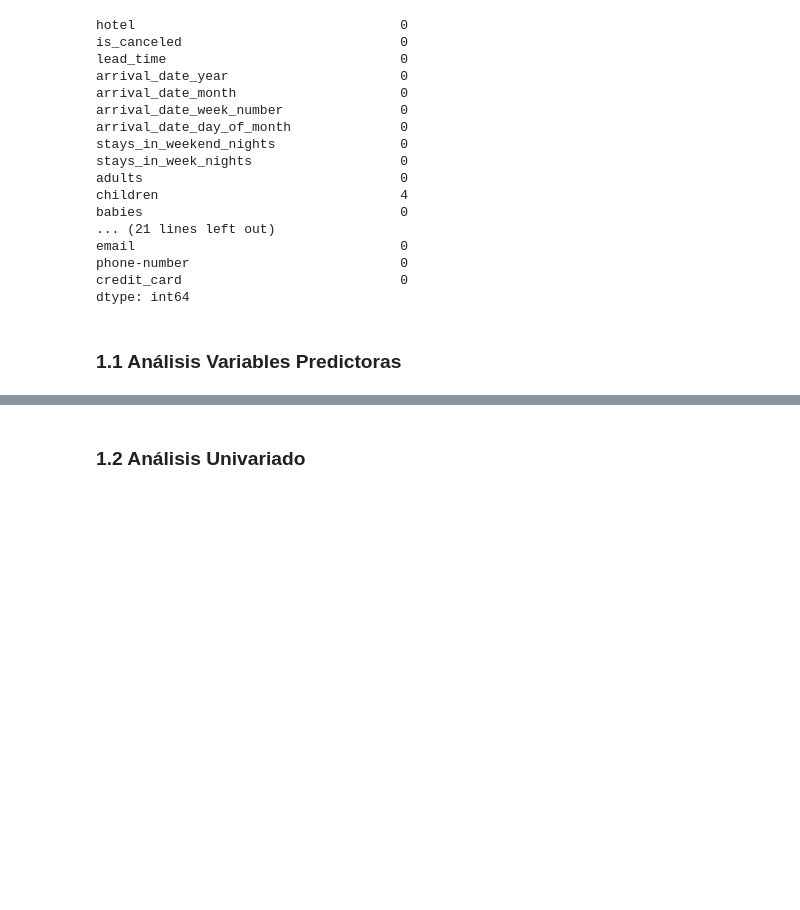
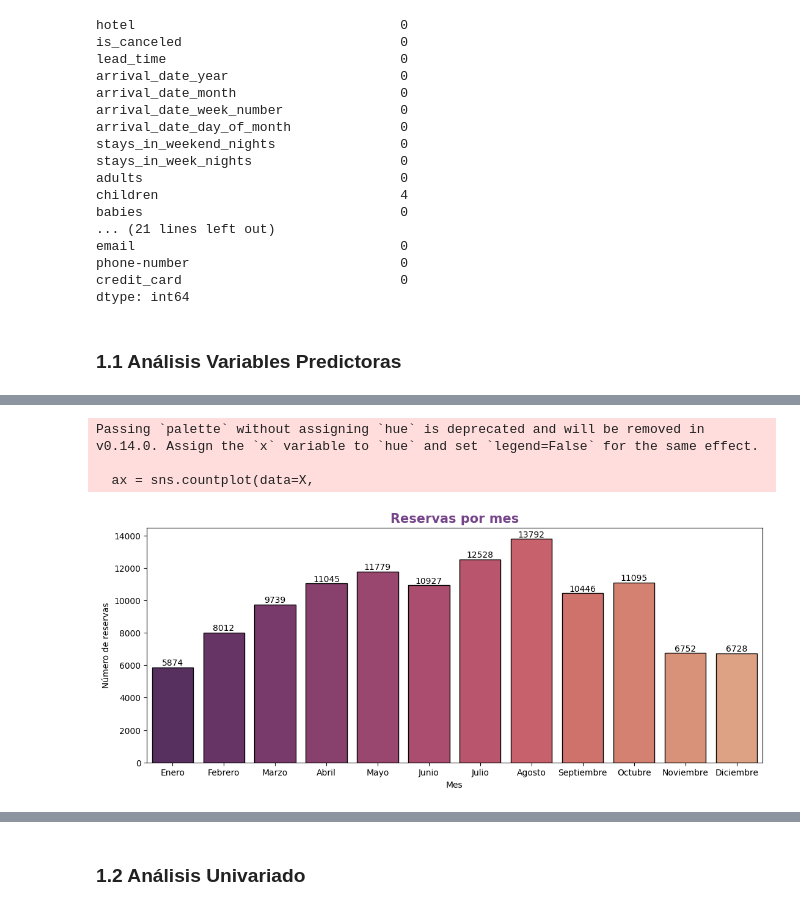
Before and after one commit to josevig/Hito2_DISIA, a Jupyter notebook: LibretaHito2.ipynb, the cells around one changed output, grey strips where cells are left out. Cells and saved outputs as stored; diff of their text form; code cells hidden in the pictures; blank space fills up the shorter version.

Commit message:
Añadir análisis de variables predictoras

```diff
--- a/LibretaHito2.ipynb
+++ b/LibretaHito2.ipynb
@@ -90,0 +116,28 @@ X.describe()
+# %%
+month_mapping = {
+    1: "Enero", 2: "Febrero", 3: "Marzo", 4: "Abril", 5: "Mayo", 6: "Junio",
+    7: "Julio", 8: "Agosto", 9: "Septiembre", 10: "Octubre", 11: "Noviembre", 12: "Diciembre"
+}
+
+plt.figure(figsize=(13, 5))
+
+ax = sns.countplot(data=X,
+                   x=X["arrival_date_month"],
+                   edgecolor="k", palette="flare_r",
+                   order=sorted(X["arrival_date_month"].unique()))
+
+ax.set_xticklabels([month_mapping[m] for m in sorted(X["arrival_date_month"].unique())])
+
+for index, value in enumerate(X["arrival_date_month"].value_counts().sort_index()):
+    ax.text(index, value, str(int(value)), ha="center", va="bottom", fontsize=10)
+
+plt.title("Reservas por mes", size=15, color="#76448A", weight="bold")
+plt.xlabel("Mes")
+plt.ylabel("Número de reservas")
+
+plt.show()
+# %% [output]
+Passing `palette` without assigning `hue` is deprecated and will be removed in v0.14.0. Assign the `x` variable to `hue` and set `legend=False` for the same effect.
+
+  ax = sns.countplot(data=X,
+[figure, added]
```
Also changed, not shown: parts of 13 cells of this notebook.
